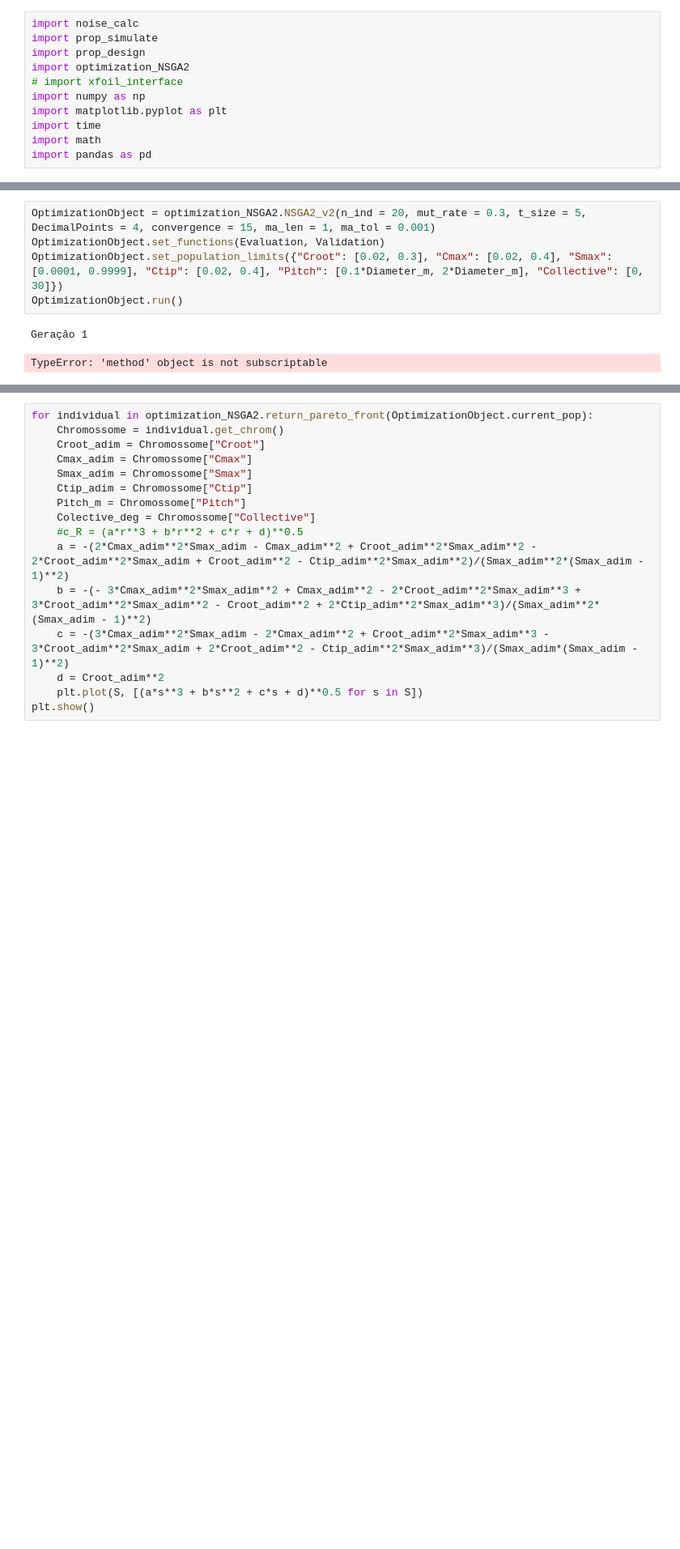
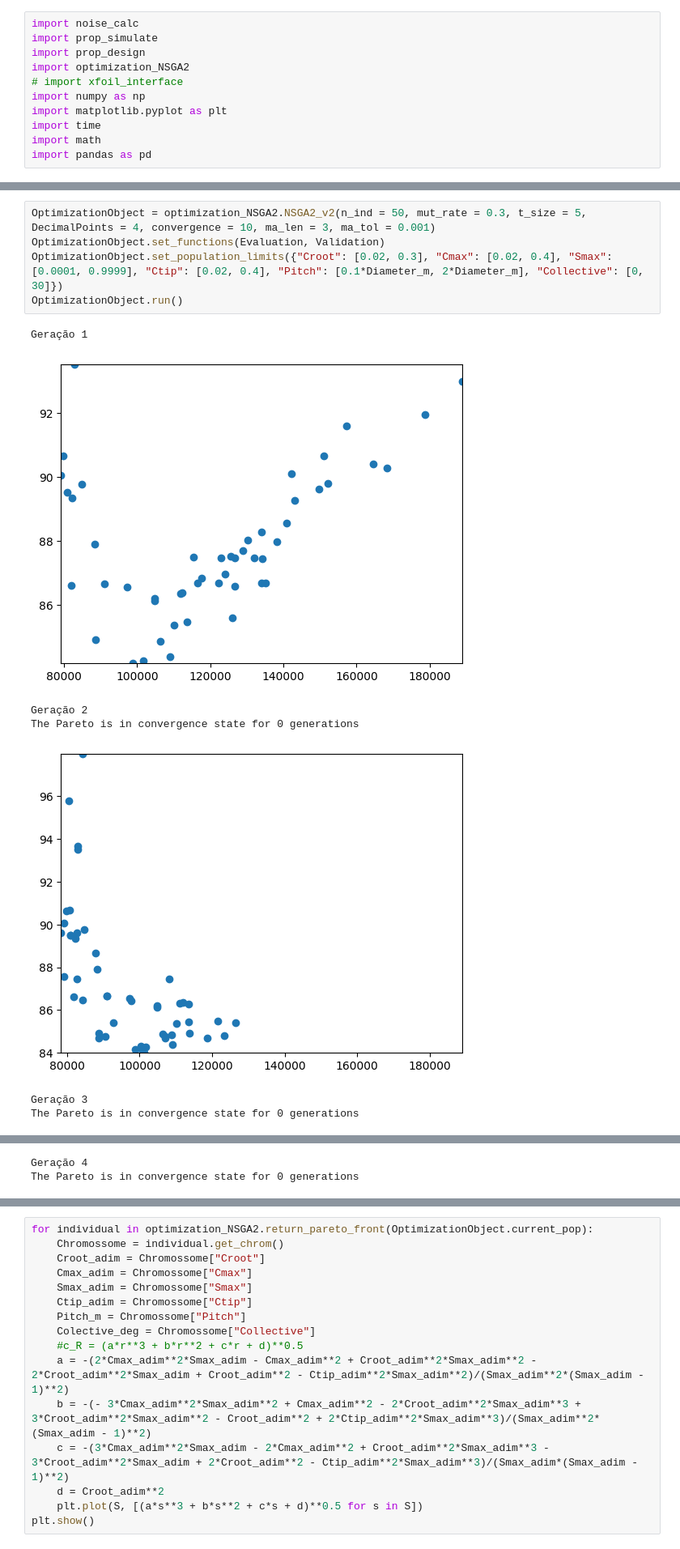
Before and after one commit to PedroLuta/TG, a Jupyter notebook: Codigos/main.ipynb, the cells around one changed output, grey strips where cells are left out. Shown at 81% size. Drawn from its saved outputs; the diff is of its cells as text; blank space fills up the shorter version.

```diff
--- a/Codigos/main.ipynb
+++ b/Codigos/main.ipynb
@@ -127,10 +132,15 @@ def Validation(Chromossome):
         return False
     return True
 # %%
-OptimizationObject = optimization_NSGA2.NSGA2_v2(n_ind = 20, mut_rate = 0.3, t_size = 5, DecimalPoints = 4, convergence = 15, ma_len = 1, ma_tol = 0.001)
+OptimizationObject = optimization_NSGA2.NSGA2_v2(n_ind = 50, mut_rate = 0.3, t_size = 5, DecimalPoints = 4, convergence = 10, ma_len = 3, ma_tol = 0.001)
 OptimizationObject.set_functions(Evaluation, Validation)
 OptimizationObject.set_population_limits({"Croot": [0.02, 0.3], "Cmax": [0.02, 0.4], "Smax": [0.0001, 0.9999], "Ctip": [0.02, 0.4], "Pitch": [0.1*Diameter_m, 2*Diameter_m], "Collective": [0, 30]})
 OptimizationObject.run()
 # %% [output]
 Geração 1
+[figure, added]
-TypeError: 'method' object is not subscriptable
+Geração 2
+The Pareto is in convergence state for 0 generations
+[figure, added]
+Geração 3
+The Pareto is in convergence state for 0 generations
@@ -136,0 +148,2 @@ TypeError: 'method' object is not subscriptable
+Geração 4
+The Pareto is in convergence state for 0 generations
```
Also changed, not shown: parts of 5 cells of this notebook, 1 other file.
